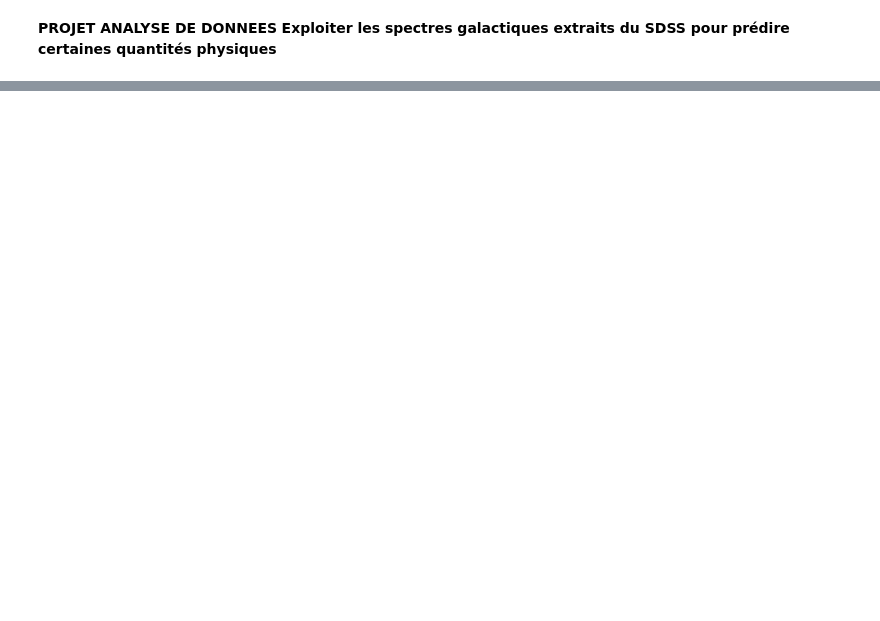
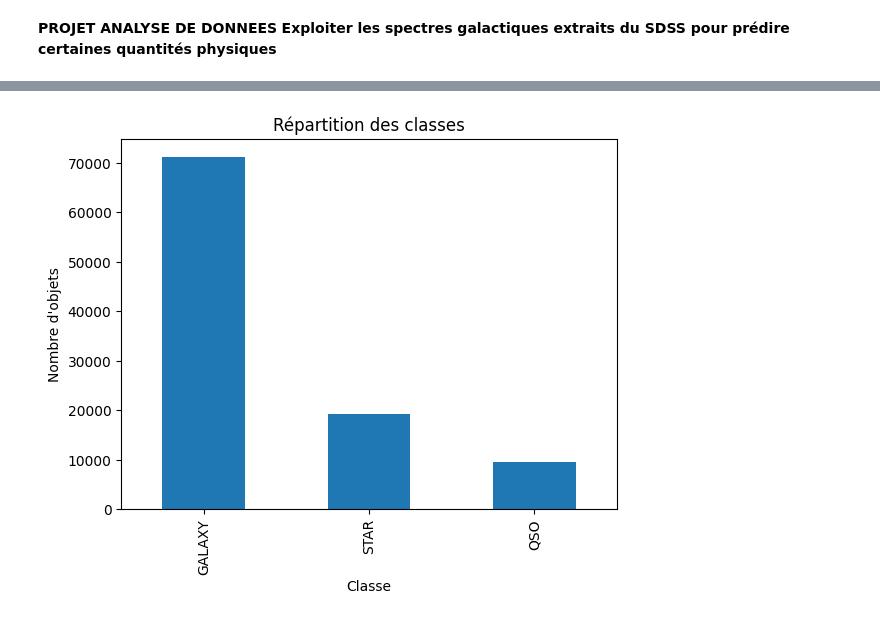
Before and after one commit to FDSena/SDSS_PROJECT_DA, a Jupyter notebook: projet.ipynb, the cells around one changed output, grey strips where cells are left out. Saved outputs shown, nothing was run; the diff lists cells and outputs as text; code cells hidden in the pictures; blank space fills up the shorter version.

```diff
--- a/projet.ipynb
+++ b/projet.ipynb
@@ -27,0 +46,5 @@ memory usage: 32.8+ MB
+# %%
+df = df.drop(columns=[
+    "objID", "specObjID", "run", "rerun", "camcol", "field",
+    "plate", "mjd", "fiberID"
+])
@@ -27,0 +78,8 @@ memory usage: 32.8+ MB
+# %%
+
+df["class"].value_counts().plot(kind="bar", title="Répartition des classes")
+plt.xlabel("Classe")
+plt.ylabel("Nombre d'objets")
+plt.show()
+# %% [output]
+[figure, added]
```
Also changed, not shown: parts of 24 cells of this notebook.
